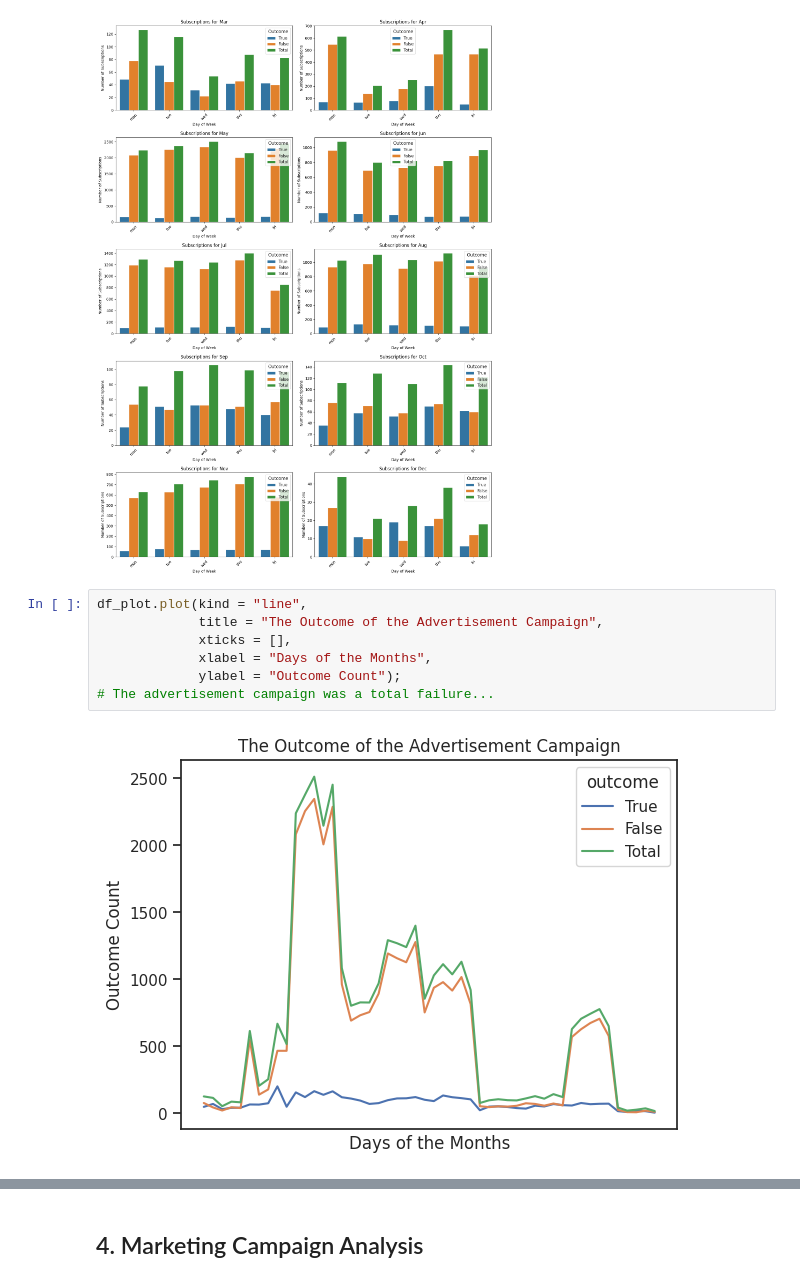
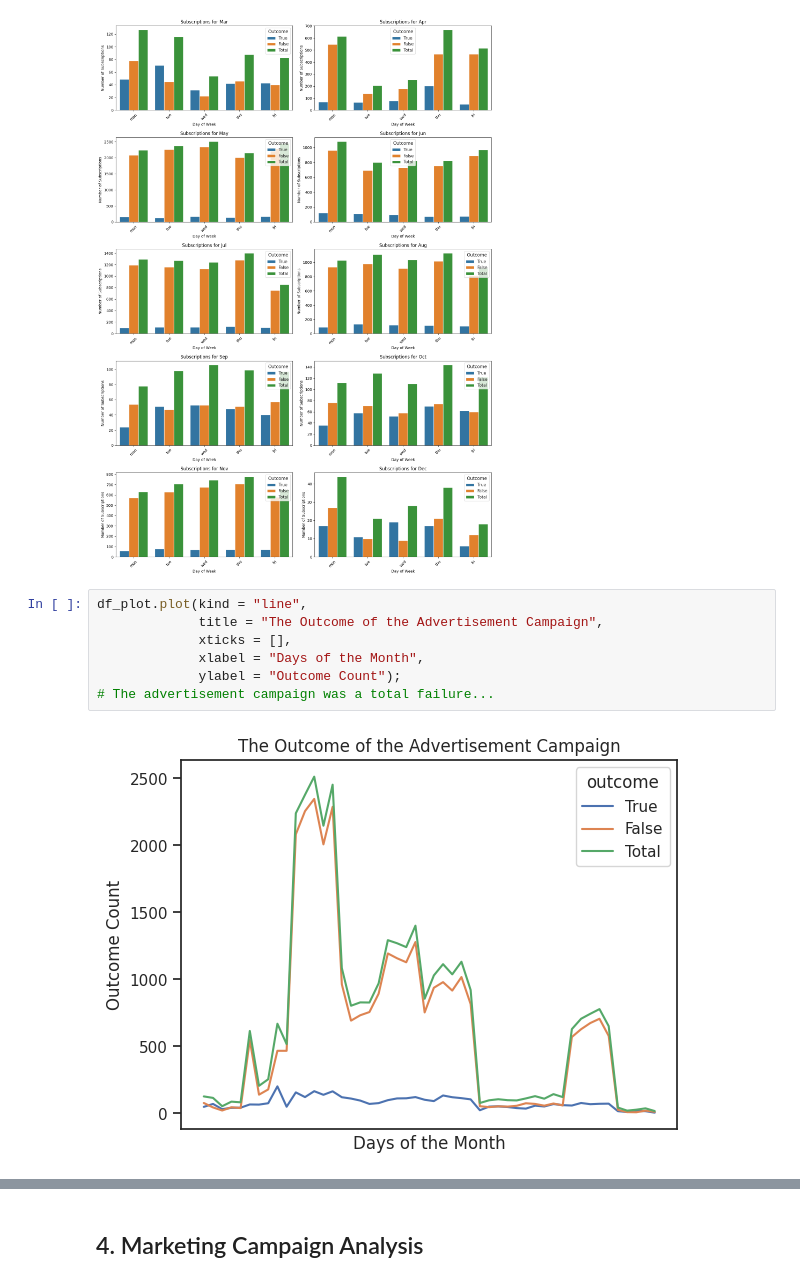
Before and after one commit to krasvachev/Data-Science-Case-Study, a Jupyter notebook: LittleBank_Case_Study.ipynb, the cells around one changed output, grey strips where cells are left out. Cells and saved outputs as stored; diff of their text form.

```diff
--- a/LittleBank_Case_Study.ipynb
+++ b/LittleBank_Case_Study.ipynb
@@ -770,12 +771,12 @@ plt.show()
 # %%
 df_plot.plot(kind = "line",
              title = "The Outcome of the Advertisement Campaign",
              xticks = [],
-             xlabel = "Days of the Months",
+             xlabel = "Days of the Month",
              ylabel = "Outcome Count");
 # The advertisement campaign was a total failure...
 # %% [output]
-[figure, old version]
+[figure, new version]
 # %% [markdown]
 😥😥😫
 
```
Also changed, not shown: parts of 14 cells of this notebook, 7 other files.
